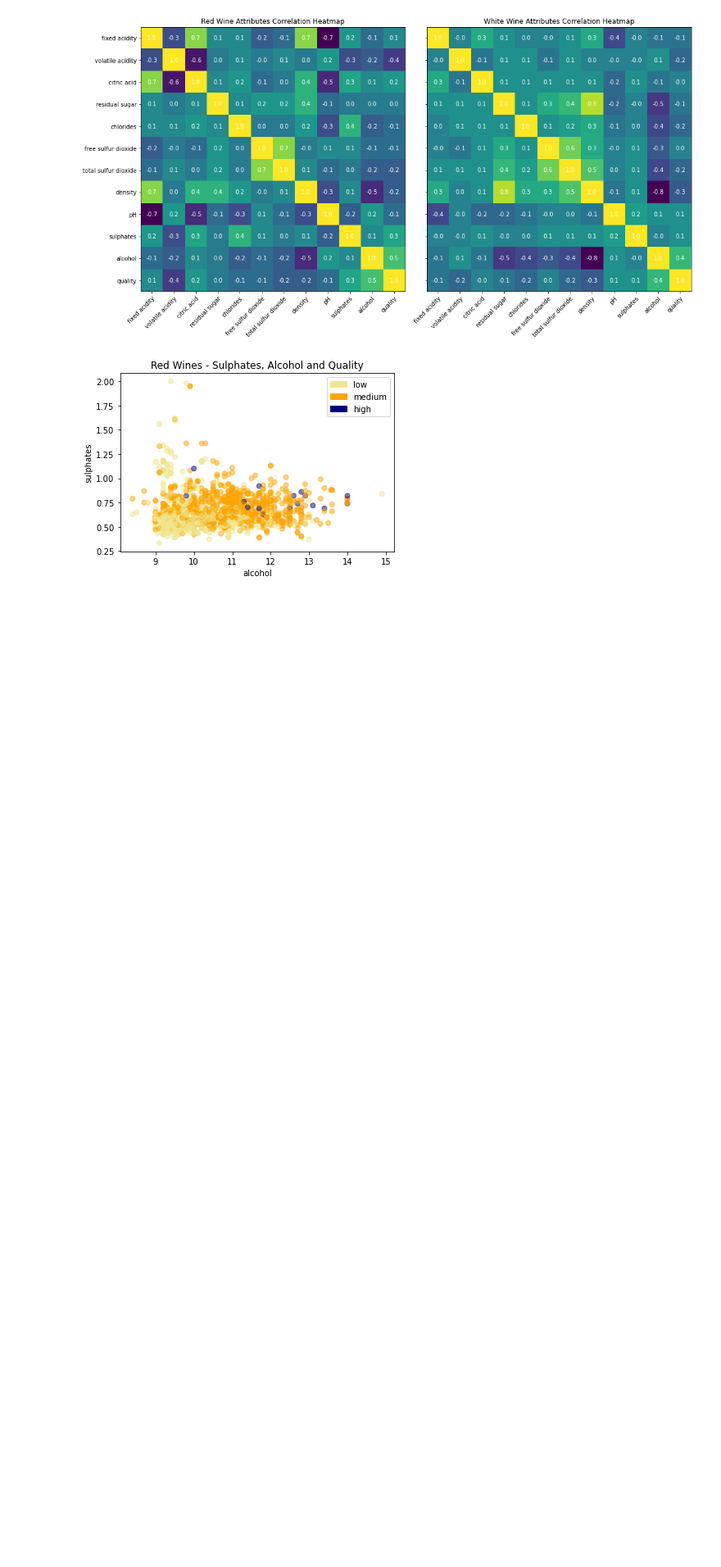
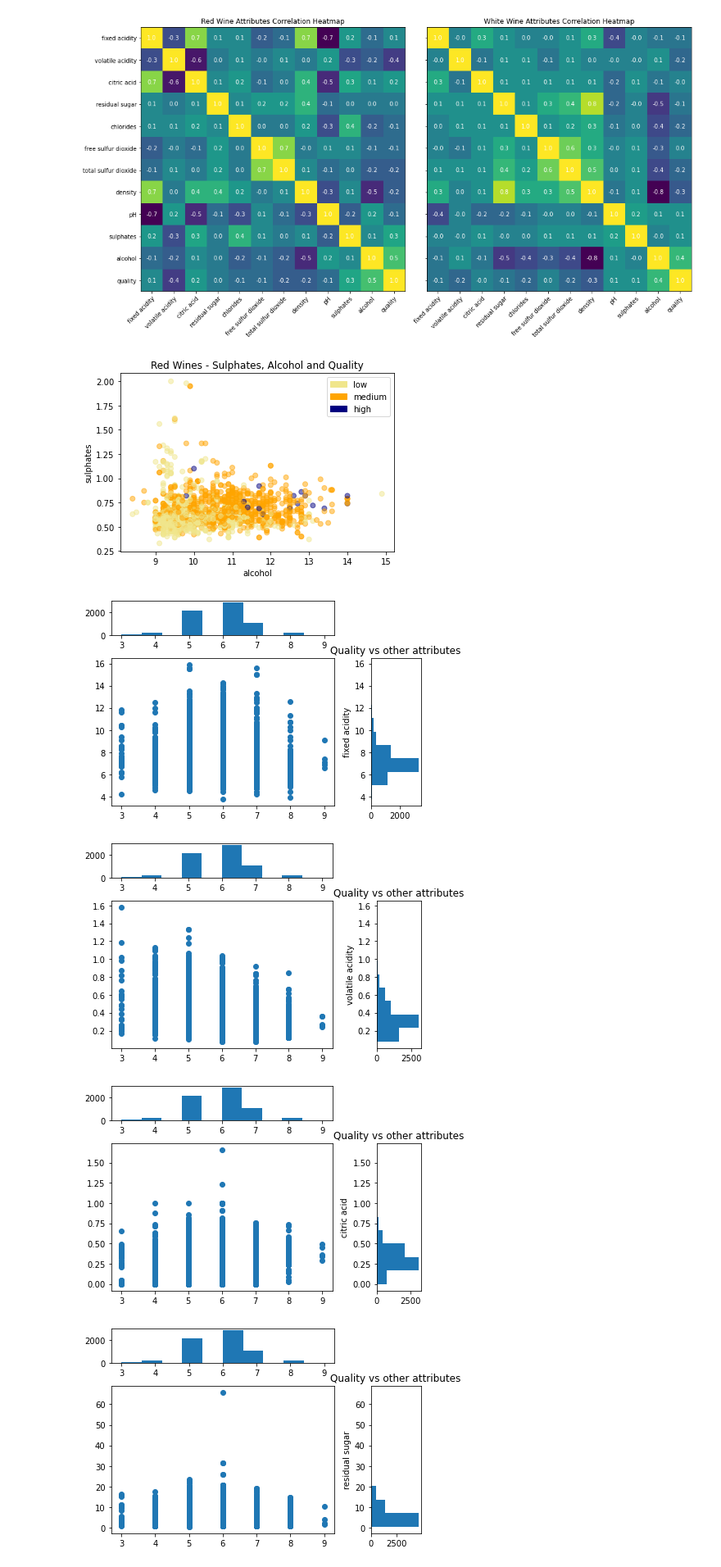
Before and after one commit to Jacopo-Spadon/Wine-not, a Jupyter notebook: Wine not data Wrangling.ipynb, the cells around one changed output. Shown at 82% size. Drawn from its saved outputs; the diff is of its cells as text; code cells hidden in the pictures; blank space fills up the shorter version.

```diff
--- a/Wine not data Wrangling.ipynb
+++ b/Wine not data Wrangling.ipynb
@@ -473,3 +498,26 @@ ax.legend(handles=[low_quality, medium_quality, high_quality])
 plt.show()
 # %% [output]
 [figure]
+# %%
+# Multivariate visualizations.
+
+
+for column in wines.columns[0:-3]:
+    fig = plt.figure()
+    gs = GridSpec(4, 4)
+    ax_scatter = fig.add_subplot(gs[1:4, 0:3])
+    ax_hist_x = fig.add_subplot(gs[0,0:3])
+    ax_hist_y = fig.add_subplot(gs[1:4, 3])
+    ax_scatter.scatter(wines['quality'], wines[column])
+    ax_hist_x.hist(wines['quality'])
+    ax_hist_y.hist(wines[column], orientation = 'horizontal')
+    plt.title('Quality vs other attributes')
+    plt.ylabel(column)
+    fig.tight_layout()
+
+plt.show()
+# %% [output]
+[figure, added]
+[figure, added]
+[figure, added]
+[figure, added]
```
Also changed, not shown: parts of 4 cells of this notebook.
